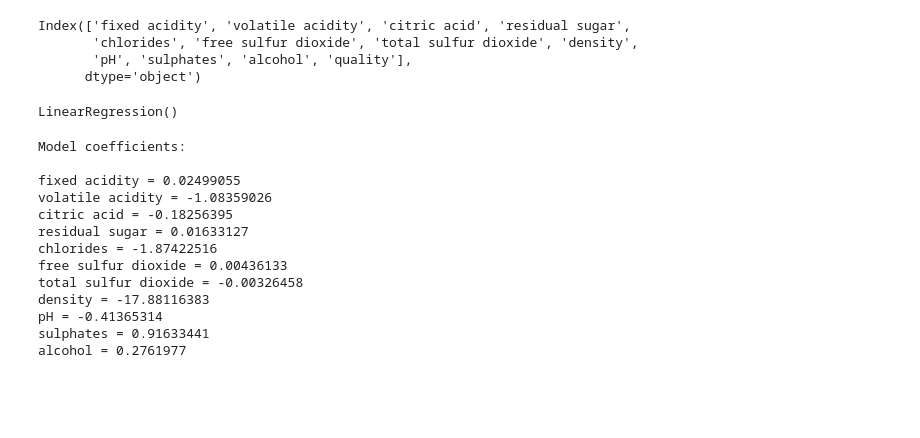
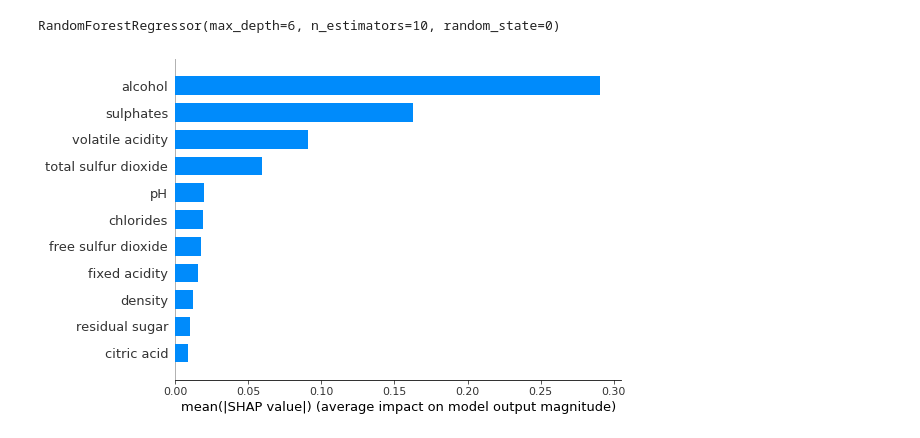
Before and after one commit to mariskavanwilligen/mariskavanwilligenold.github.io, a Jupyter notebook: shapley.ipynb, the cells around one changed output. Drawn from its saved outputs; the diff is of its cells as text; code cells hidden in the pictures; blank space fills up the shorter version.

```diff
--- a/shapley.ipynb
+++ b/shapley.ipynb
@@ -69,14 +47,8 @@ dtype: object
-# %%
-wine_data.columns
-# %% [output]
-Index(['fixed acidity', 'volatile acidity', 'citric acid', 'residual sugar',
-       'chlorides', 'free sulfur dioxide', 'total sulfur dioxide', 'density',
-       'pH', 'sulphates', 'alcohol', 'quality'],
-      dtype='object')
 # %%
 import pandas as pd
 import shap
 import sklearn
+from sklearn.ensemble import RandomForestRegressor
 
 wine_data = spark.read.csv('data/winequality-red.csv', header=True, inferSchema=True,sep = ';' )
 wine_data = wine_data.toPandas()
@@ -87,25 +59,17 @@ X = wine_data[['fixed acidity', 'volatile acidity', 'citric acid', 'residual sug
 
 
 # a simple linear model
-model = sklearn.linear_model.LinearRegression()
+model = RandomForestRegressor(max_depth=6, random_state=0, n_estimators=10)
 model.fit(X, y)
 # %% [output]
-LinearRegression()
+RandomForestRegressor(max_depth=6, n_estimators=10, random_state=0)
 # %%
-print("Model coefficients:\n")
-for i in range(X.shape[1]):
-    print(X.columns[i], "=", model.coef_[i].round(8))
+# print("Model coefficients:\n")
+# for i in range(X.shape[1]):
+#     print(X.columns[i], "=", model.coef_[i].round(8))
-# %% [output]
-Model coefficients:
-
-fixed acidity = 0.02499055
-volatile acidity = -1.08359026
-citric acid = -0.18256395
-residual sugar = 0.01633127
-chlorides = -1.87422516
-free sulfur dioxide = 0.00436133
-total sulfur dioxide = -0.00326458
-density = -17.88116383
-pH = -0.41365314
-sulphates = 0.91633441
-alcohol = 0.2761977
+# %%
+import shap
+shap_values = shap.TreeExplainer(model).shap_values(X)
+shap.summary_plot(shap_values, X, plot_type="bar")
+# %% [output]
+[figure, added]
```
Also changed, not shown: parts of 11 cells of this notebook, 9 other files.
